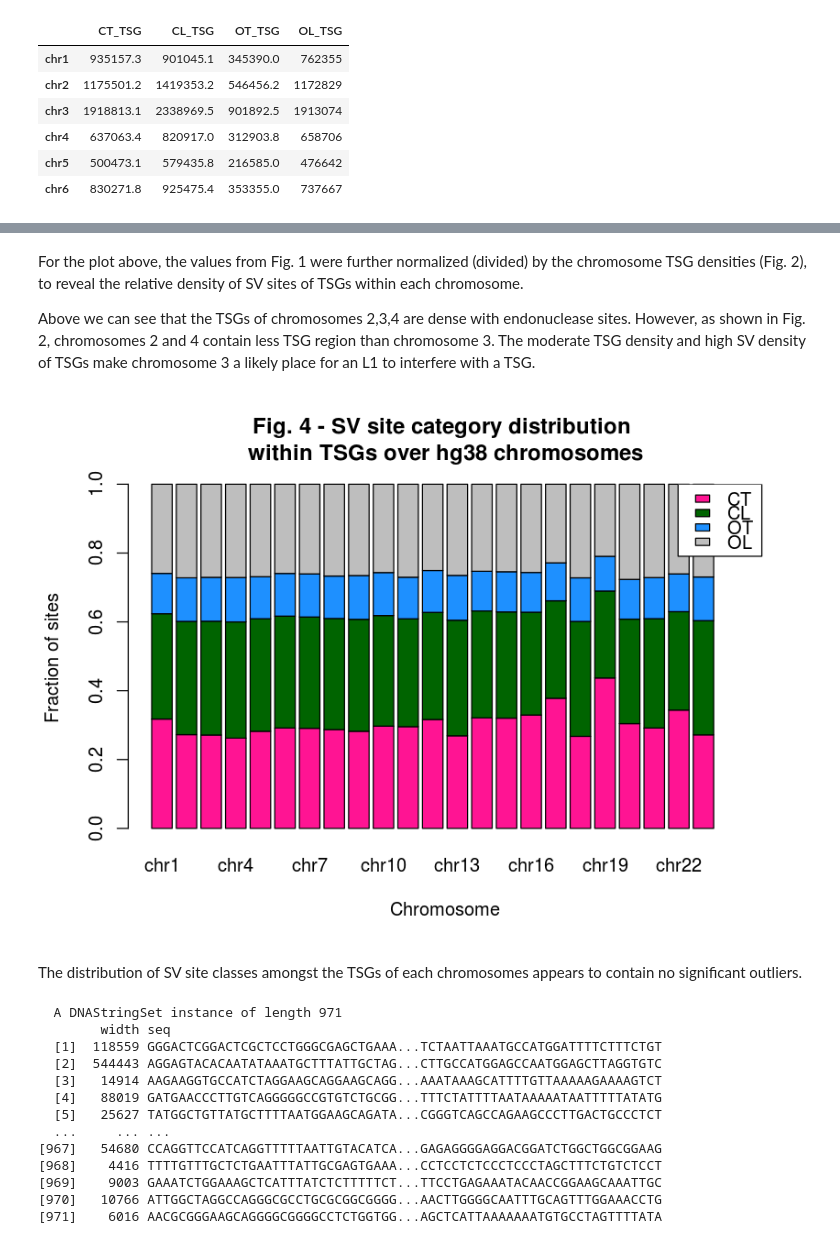
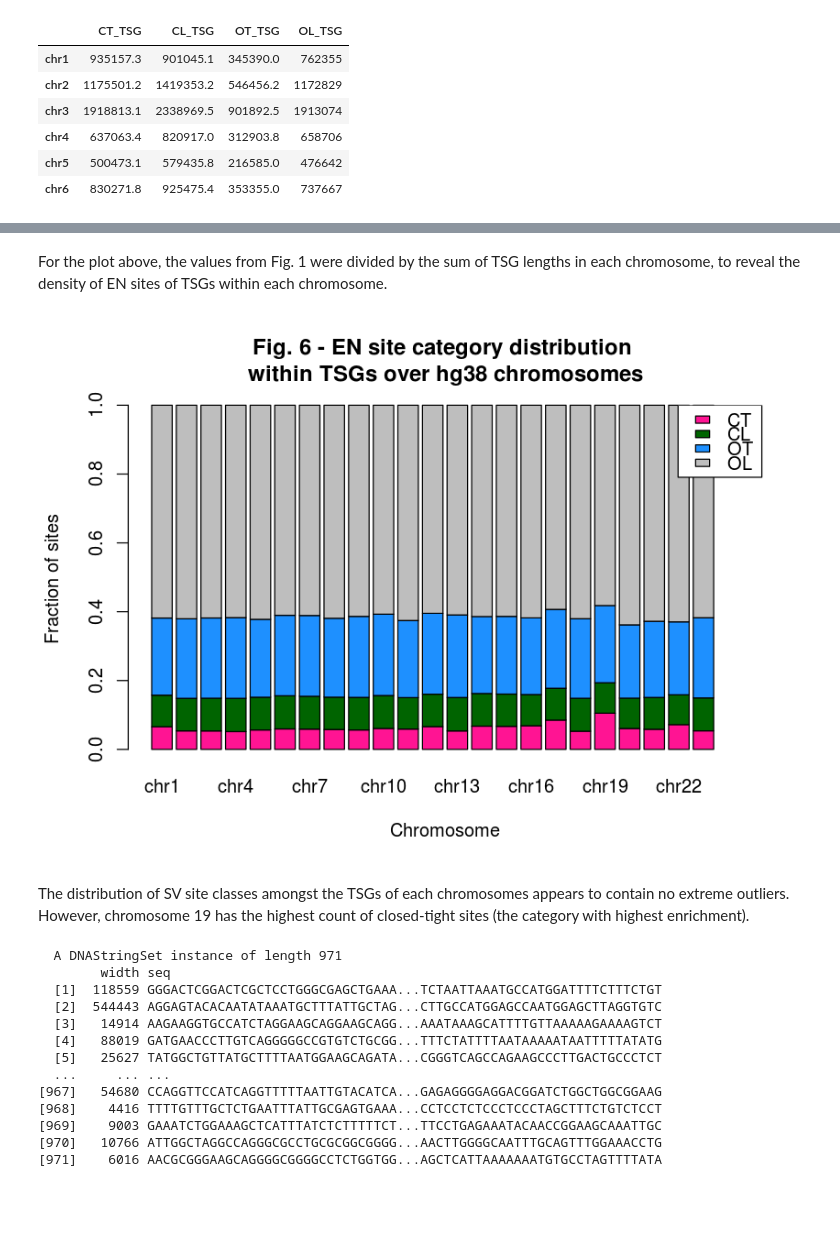
Before and after one commit to atallah-lab/neoplastic-evolution, a Jupyter notebook: tsg_insertionstats.ipynb, the cells around one changed output, grey strips where cells are left out. Drawn from its saved outputs; the diff is of its cells as text; code cells hidden in the pictures; blank space fills up the shorter version.

```diff
--- a/tsg_insertionstats.ipynb
+++ b/tsg_insertionstats.ipynb
@@ -193,18 +261,16 @@ options(repr.plot.width=7, repr.plot.height=5)
-# %% [markdown]
-For the plot above, the values from Fig. 1 were further normalized (divided) by the chromosome TSG densities (Fig. 2), to reveal the relative density of SV sites of TSGs within each chromosome.
-
-Above we can see that the TSGs of chromosomes 2,3,4 are dense with endonuclease sites. However, as shown in Fig. 2, chromosomes 2 and 4 contain less TSG region than chromosome 3. The moderate TSG density and high SV density of TSGs make chromosome 3 a likely place for an L1 to interfere with a TSG.
+# %% [markdown]
+For the plot above, the values from Fig. 1 were divided by the sum of TSG lengths in each chromosome, to reveal the density of EN sites of TSGs within each chromosome.
 # %%
-tsg_sv_dist = chr_tsg_enrich/rowSums(chr_tsg_enrich)
+tsg_sv_dist = chr_tsg_counts[,1:4]/rowSums(chr_tsg_counts[,1:4])
 barplot(t(tsg_sv_dist),col=colscheme,ylab="Fraction of sites",xlab="Chromosome")
 legend("topright",  fill=colscheme, c("CT","CL","OT","OL")  );
-title("Fig. 4 - SV site category distribution
+title("Fig. 6 - EN site category distribution
 within TSGs over hg38 chromosomes")
 options(repr.plot.width=7, repr.plot.height=5)
 # %% [output]
-[figure, old version]
+[figure, new version]
 # %% [markdown]
-The distribution of SV site classes amongst the TSGs of each chromosomes appears to contain no significant outliers.
+The distribution of SV site classes amongst the TSGs of each chromosomes appears to contain no extreme outliers. However, chromosome 19 has the highest count of closed-tight sites (the category with highest enrichment).
 # %%
 gr <- GRanges(paste0("chr",tsgann$chrom),IRanges(tsgann$start,tsgann$end))
 tsgs <- getSeq(Hsapiens,gr)
```
Also changed, not shown: parts of 31 cells of this notebook.
